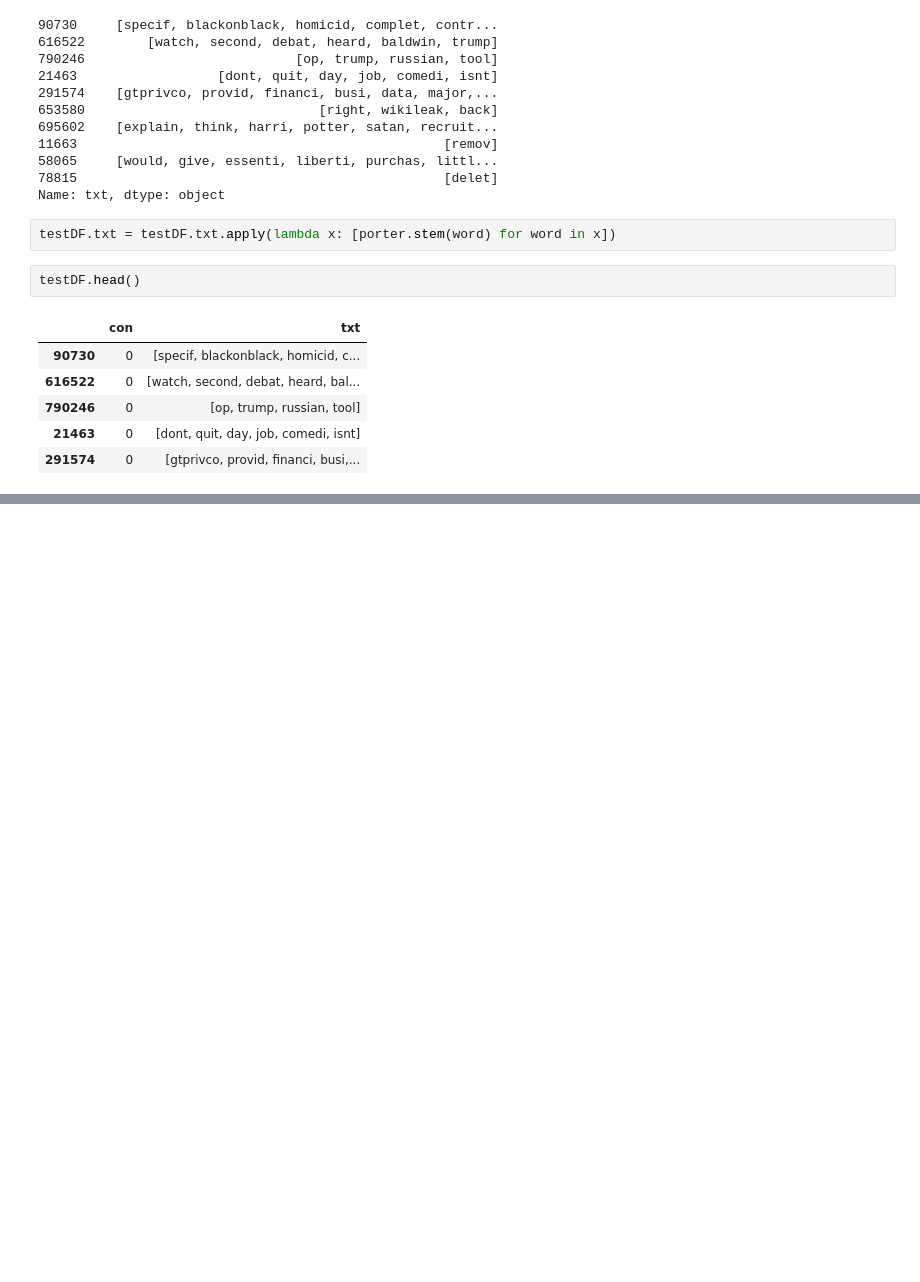
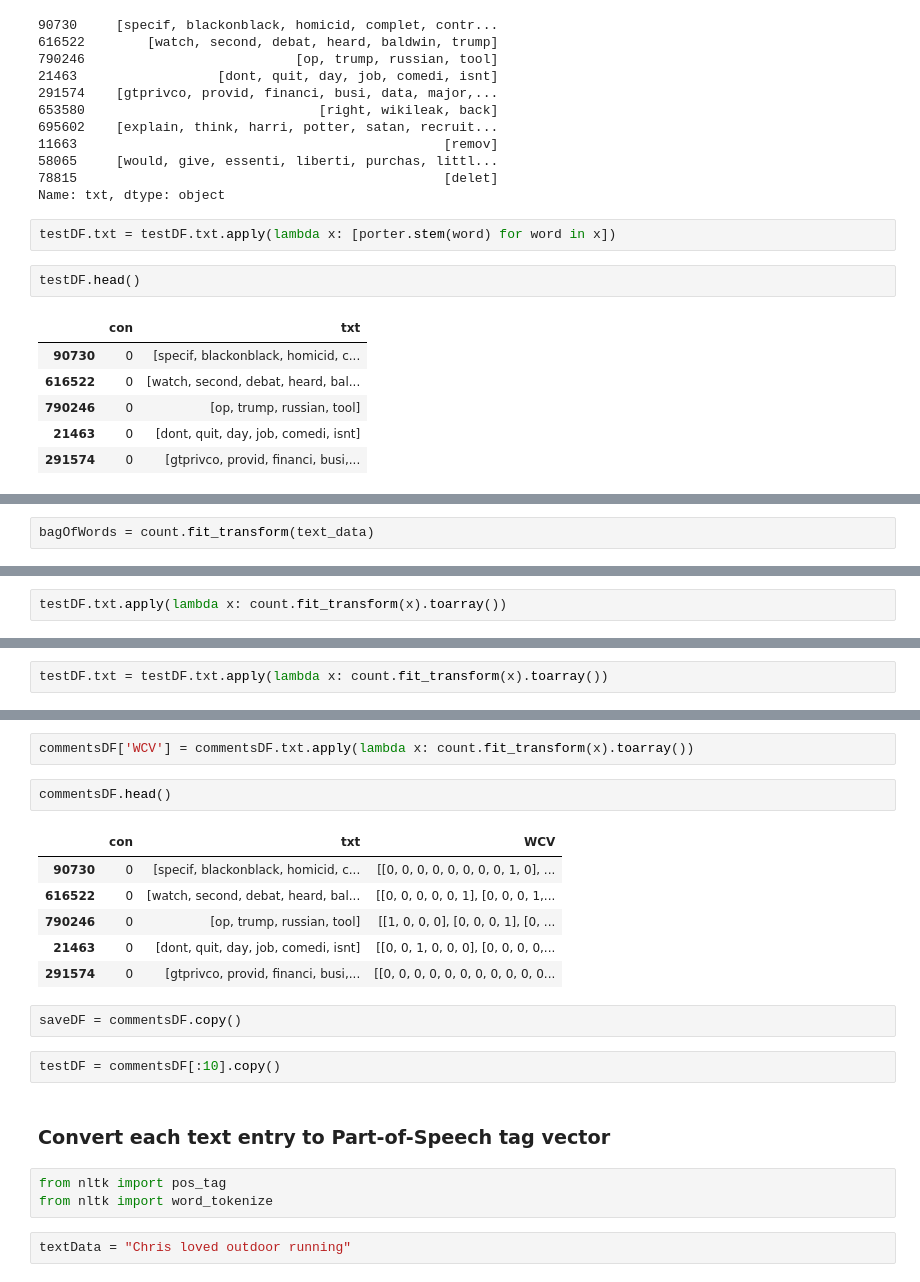
Before and after one commit to ScottBreitbach/DSC550, a Jupyter notebook: Week2/Test.ipynb, the cells around one changed output, grey strips where cells are left out. Saved outputs shown, nothing was run; the diff lists cells and outputs as text; blank space fills up the shorter version.

```diff
--- a/Week2/Test.ipynb
+++ b/Week2/Test.ipynb
@@ -268,0 +400,2 @@ testDF.head()
+# %%
+bagOfWords = count.fit_transform(text_data)
@@ -268,0 +413,2 @@ testDF.head()
+# %%
+testDF.txt.apply(lambda x: count.fit_transform(x).toarray())
@@ -268,0 +427,2 @@ testDF.head()
+# %%
+testDF.txt = testDF.txt.apply(lambda x: count.fit_transform(x).toarray())
@@ -268,0 +453,22 @@ testDF.head()
+# %%
+commentsDF['WCV'] = commentsDF.txt.apply(lambda x: count.fit_transform(x).toarray())
+# %%
+commentsDF.head()
+# %% [output]
+|  | con | txt | WCV |
+| 90730 | 0 | [specif, blackonblack, homicid, c... | [[0, 0, 0, 0, 0, 0, 0, 0, 1, 0], ... |
+| 616522 | 0 | [watch, second, debat, heard, bal... | [[0, 0, 0, 0, 0, 1], [0, 0, 0, 1,... |
+| 790246 | 0 | [op, trump, russian, tool] | [[1, 0, 0, 0], [0, 0, 0, 1], [0, ... |
+| 21463 | 0 | [dont, quit, day, job, comedi, isnt] | [[0, 0, 1, 0, 0, 0], [0, 0, 0, 0,... |
+| 291574 | 0 | [gtprivco, provid, financi, busi,... | [[0, 0, 0, 0, 0, 0, 0, 0, 0, 0, 0... |
+# %%
+saveDF = commentsDF.copy()
+# %%
+testDF = commentsDF[:10].copy()
+# %% [markdown]
+### Convert each text entry to Part-of-Speech tag vector
+# %%
+from nltk import pos_tag
+from nltk import word_tokenize
+# %%
+textData = "Chris loved outdoor running"
```
Also changed, not shown: parts of 47 cells of this notebook, 1 other file.
